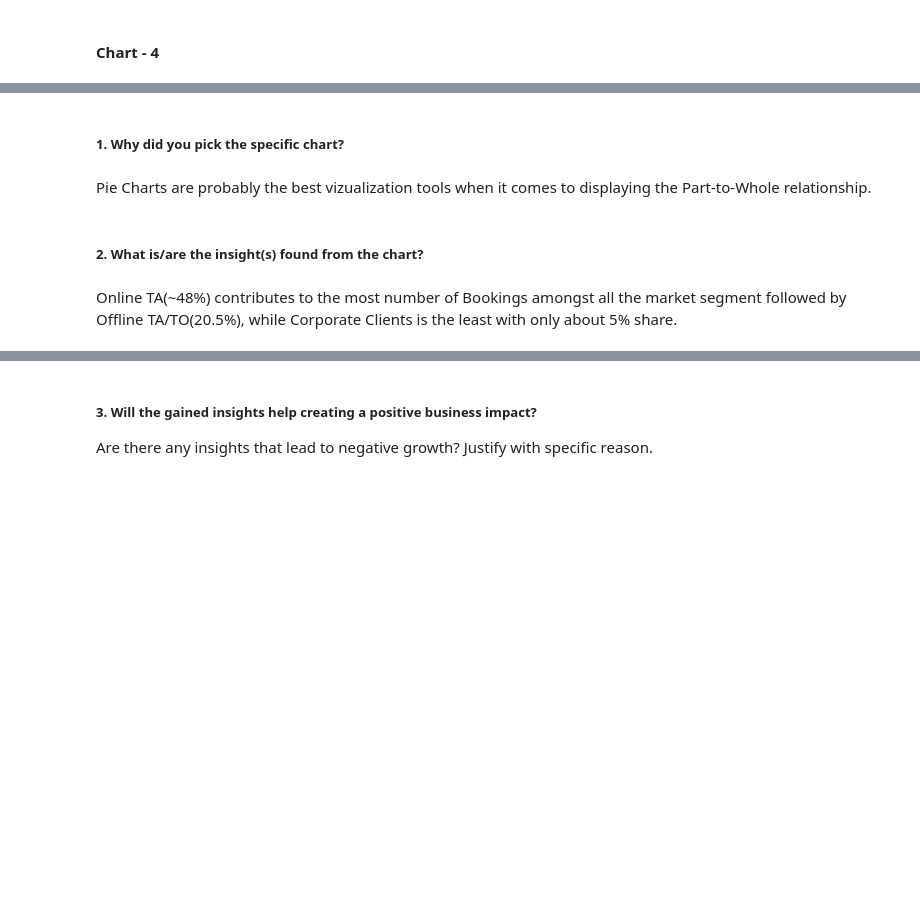
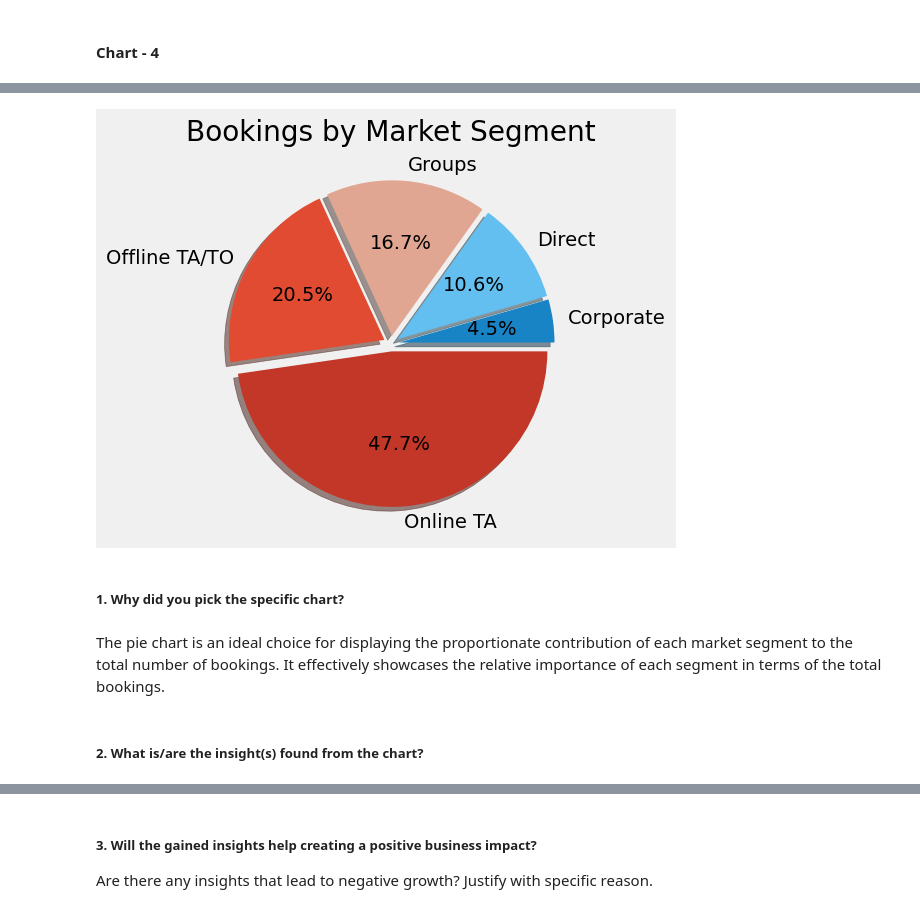
Before and after one commit to bisht-deepak/EDA, a Jupyter notebook: Hotel Booking/hotel-booking-analysis.ipynb, the cells around one changed output, grey strips where cells are left out. Drawn from its saved outputs; the diff is of its cells as text; code cells hidden in the pictures; blank space fills up the shorter version.

```diff
--- a/Hotel Booking/hotel-booking-analysis.ipynb
+++ b/Hotel Booking/hotel-booking-analysis.ipynb
@@ -593,17 +796,19 @@ market_seg
 # %%
 #pie chart
 
 fig= plt.figure()
 explode= [0.05]*len(market_seg)
-plt.pie(x= market_seg["size"], labels= market_seg["market_segment"], autopct= '%1.1f%%', explode= explode, shadow= True)
+plt.pie(data= market_seg, x= "size", labels= "market_segment",
+        colors= ["#1984c5", "#63bff0", "#e1a692", "#e14b31", "#c23728"],
+        autopct= '%1.1f%%', explode= explode, shadow= True)
 plt.title("Bookings by Market Segment")
 # plt.tight_layout()
 plt.show()
+# %% [output]
+[figure, added]
 # %% [markdown]
 ##### 1. Why did you pick the specific chart?
-# %% [markdown]
-Pie Charts are probably the best vizualization tools when it comes to displaying the Part-to-Whole relationship.
+# %% [markdown]
+The pie chart is an ideal choice for displaying the proportionate contribution of each market segment to the total number of bookings. It effectively showcases the relative importance of each segment in terms of the total bookings.
 # %% [markdown]
 ##### 2. What is/are the insight(s) found from the chart?
-# %% [markdown]
-Online TA(~48%) contributes to the most number of Bookings amongst all the market segment followed by Offline TA/TO(20.5%), while Corporate Clients is the least with only about 5% share.
```
Also changed, not shown: parts of 112 cells of this notebook.
